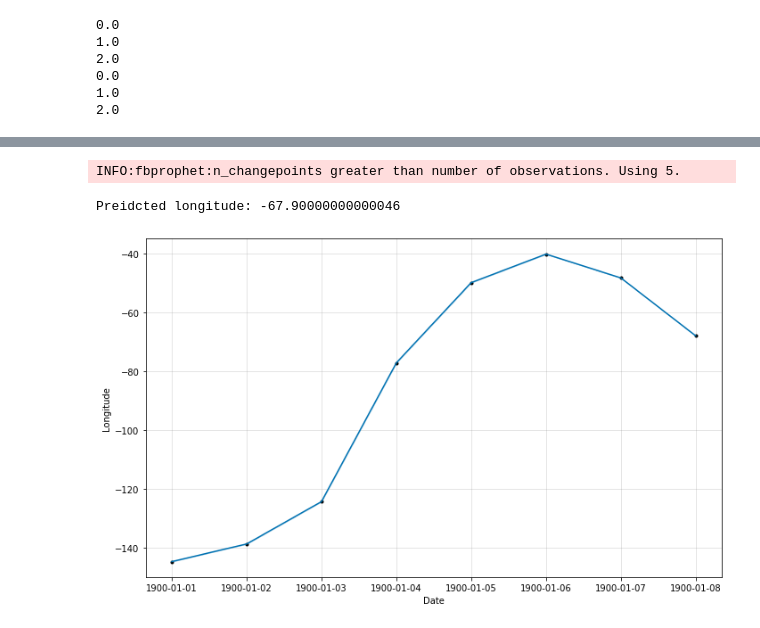
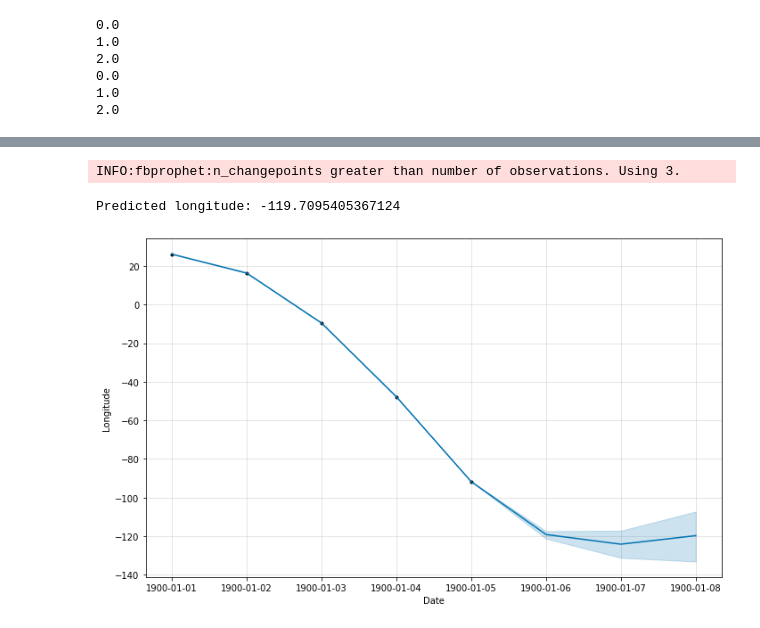
Before and after one commit to Kaahan/skep_project_s_final, a Jupyter notebook: eclipse/predict_eclipse.ipynb, the cells around one changed output, grey strips where cells are left out. Cells and saved outputs as stored; diff of their text form; code cells hidden in the pictures.

Commit message:
Add final notebook for solar eclipse prediction

```diff
--- a/eclipse/predict_eclipse.ipynb
+++ b/eclipse/predict_eclipse.ipynb
@@ -583,21 +626,21 @@ with warnings.catch_warnings():
 # %%
-date = '2020 December 14'
-time = '16:14:39'
+date = '2144 May 03'
+time = '01:02:06'
 n = predict_saros(date, offset_to_saros_number)
 k = get_offset_in_saros(date, time)
 eclipse_num = get_eclipse_number(data, n, date, time)
 prophet, num_eclipses = train_saros(data, n, k)
 
-num_periods = num_eclipses - eclipse_num // 3 - 1 # how many more eclipses to predict. Divide by 3 to account for the fact we trained on every 3 eclipses
+num_periods = eclipse_num // 3 - num_eclipses + 1 # how many more eclipses to predict. Divide by 3 to account for the fact we trained on every 3 eclipses
 
 forecast = prophet.make_future_dataframe(periods=int(num_periods), freq='D')
 forecast = prophet.predict(forecast)
 with warnings.catch_warnings():
     warnings.simplefilter("ignore")
     prophet.plot(forecast, xlabel='Date', ylabel='Longitude')
 pred = forecast.iloc[int(eclipse_num // 3)] # index into the predicted row
-print('Preidcted longitude:', pred['yhat'])
+print('Predicted longitude:', mod_yhat(pred['yhat']))
 # %% [output]
-INFO:fbprophet:n_changepoints greater than number of observations. Using 5.
+INFO:fbprophet:n_changepoints greater than number of observations. Using 3.
-Preidcted longitude: -67.90000000000046
+Predicted longitude: -119.7095405367124
-[figure, old version]
+[figure, new version]
```
Also changed, not shown: parts of 11 cells of this notebook.
